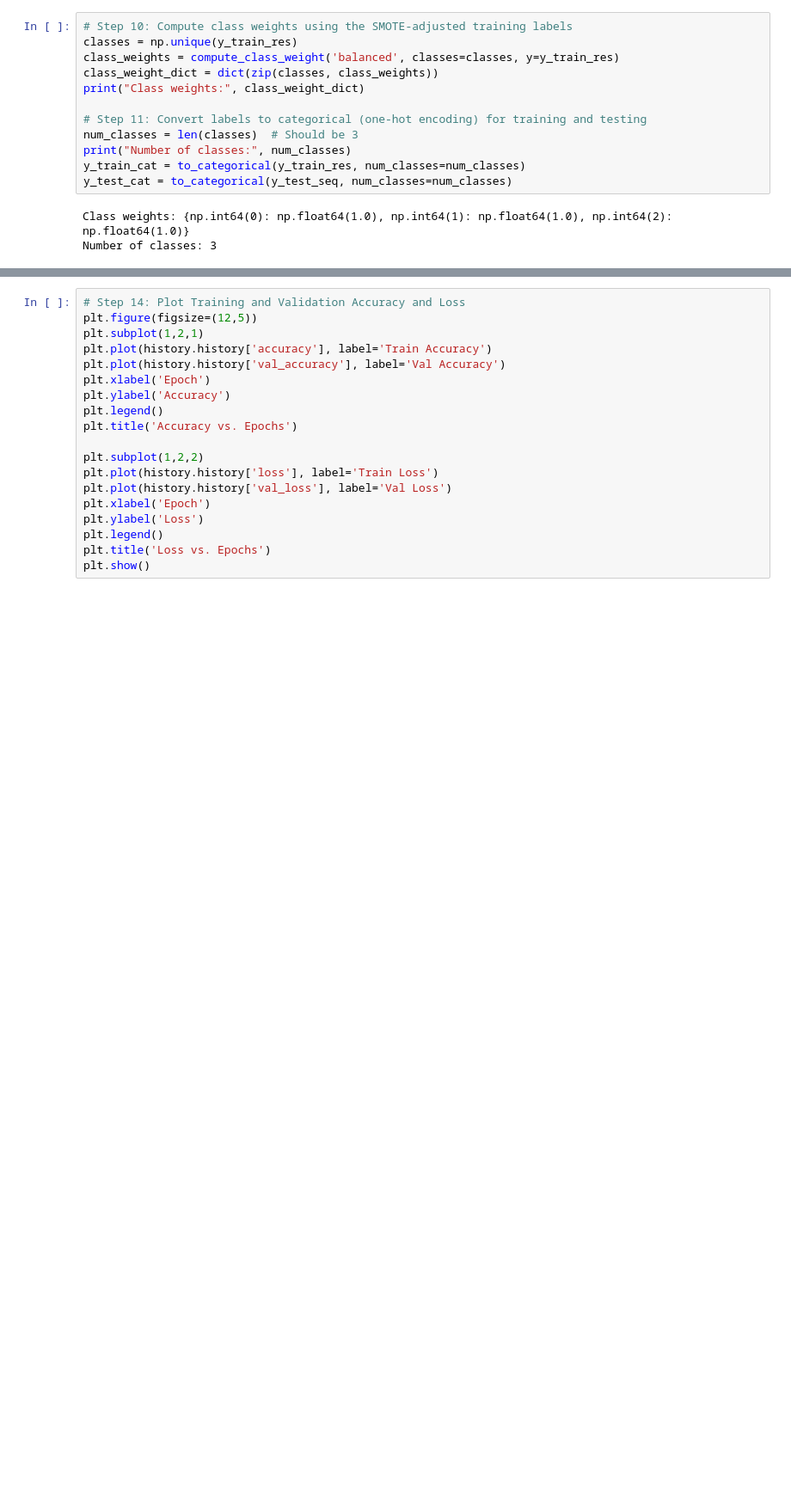
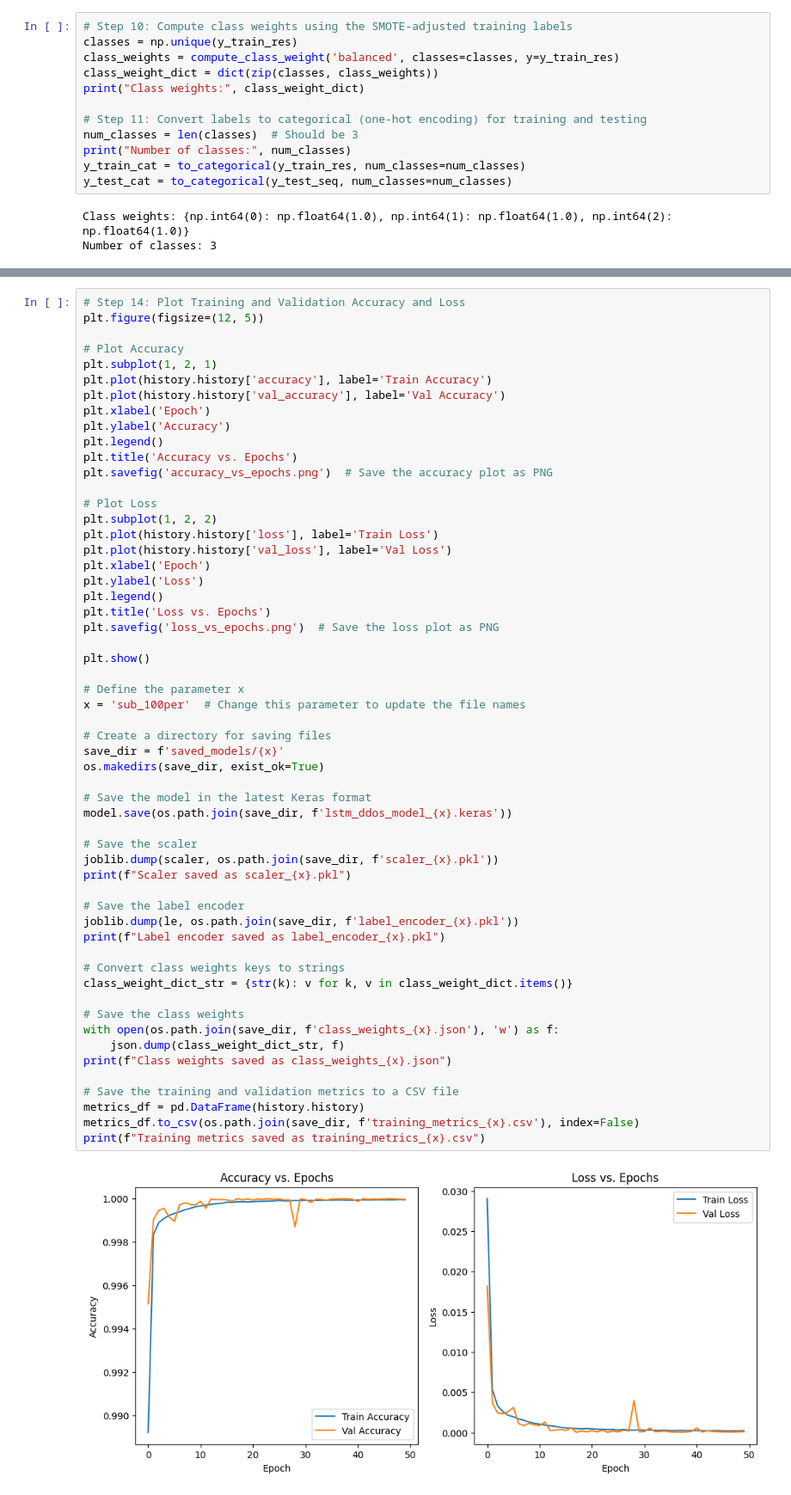
Before and after one commit to rroojrooj/RP3-Notebooks, a Jupyter notebook: LSTM-1/LSTM-1.ipynb, the cells around one changed output, grey strips where cells are left out. Shown: that part at 86% size. Cells and saved outputs as stored; diff of their text form; blank space fills up the shorter version.

Commit message:
LSTM - update

```diff
--- a/LSTM-1/LSTM-1.ipynb
+++ b/LSTM-1/LSTM-1.ipynb
@@ -222,19 +261,58 @@ KeyboardInterrupt:
 # %%
 # Step 14: Plot Training and Validation Accuracy and Loss
-plt.figure(figsize=(12,5))
-plt.subplot(1,2,1)
+plt.figure(figsize=(12, 5))
+
+# Plot Accuracy
+plt.subplot(1, 2, 1)
 plt.plot(history.history['accuracy'], label='Train Accuracy')
 plt.plot(history.history['val_accuracy'], label='Val Accuracy')
 plt.xlabel('Epoch')
 plt.ylabel('Accuracy')
 plt.legend()
 plt.title('Accuracy vs. Epochs')
+plt.savefig('accuracy_vs_epochs.png')  # Save the accuracy plot as PNG
 
-plt.subplot(1,2,2)
+# Plot Loss
+plt.subplot(1, 2, 2)
 plt.plot(history.history['loss'], label='Train Loss')
 plt.plot(history.history['val_loss'], label='Val Loss')
 plt.xlabel('Epoch')
 plt.ylabel('Loss')
 plt.legend()
 plt.title('Loss vs. Epochs')
+plt.savefig('loss_vs_epochs.png')  # Save the loss plot as PNG
+
 plt.show()
+
+# Define the parameter x
+x = 'sub_100per'  # Change this parameter to update the file names
+
+# Create a directory for saving files
+save_dir = f'saved_models/{x}'
+os.makedirs(save_dir, exist_ok=True)
+
+# Save the model in the latest Keras format
+model.save(os.path.join(save_dir, f'lstm_ddos_model_{x}.keras'))
+
+# Save the scaler
+joblib.dump(scaler, os.path.join(save_dir, f'scaler_{x}.pkl'))
+print(f"Scaler saved as scaler_{x}.pkl")
+
+# Save the label encoder
+joblib.dump(le, os.path.join(save_dir, f'label_encoder_{x}.pkl'))
+print(f"Label encoder saved as label_encoder_{x}.pkl")
+
+# Convert class weights keys to strings
+class_weight_dict_str = {str(k): v for k, v in class_weight_dict.items()}
+
+# Save the class weights
+with open(os.path.join(save_dir, f'class_weights_{x}.json'), 'w') as f:
+    json.dump(class_weight_dict_str, f)
+print(f"Class weights saved as class_weights_{x}.json")
+
+# Save the training and validation metrics to a CSV file
+metrics_df = pd.DataFrame(history.history)
+metrics_df.to_csv(os.path.join(save_dir, f'training_metrics_{x}.csv'), index=False)
+print(f"Training metrics saved as training_metrics_{x}.csv")
+# %% [output]
+[figure, added]
```
Also changed, not shown: parts of 7 cells of this notebook, 23 other files.
